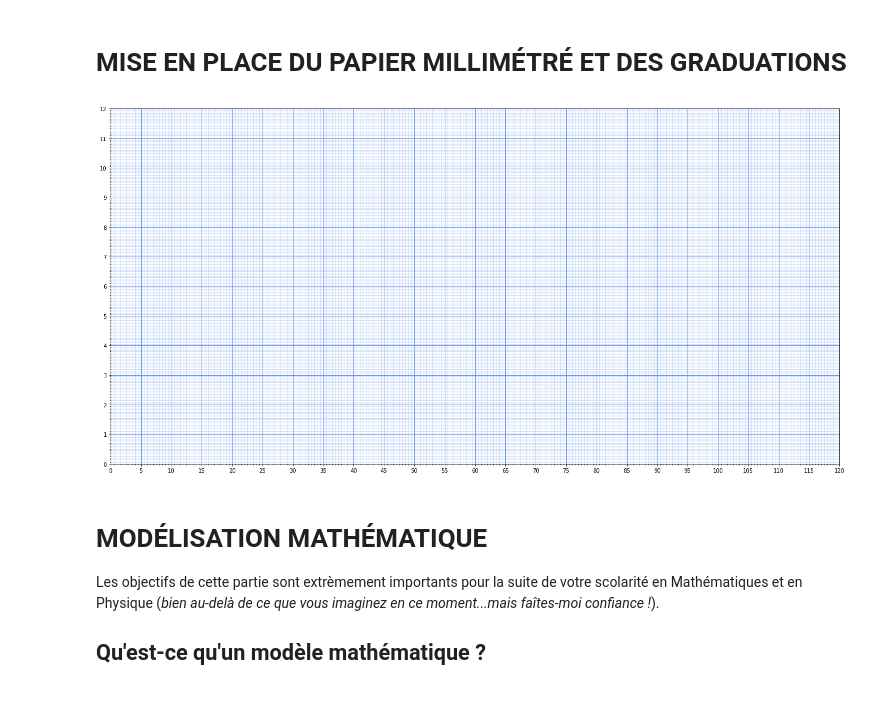
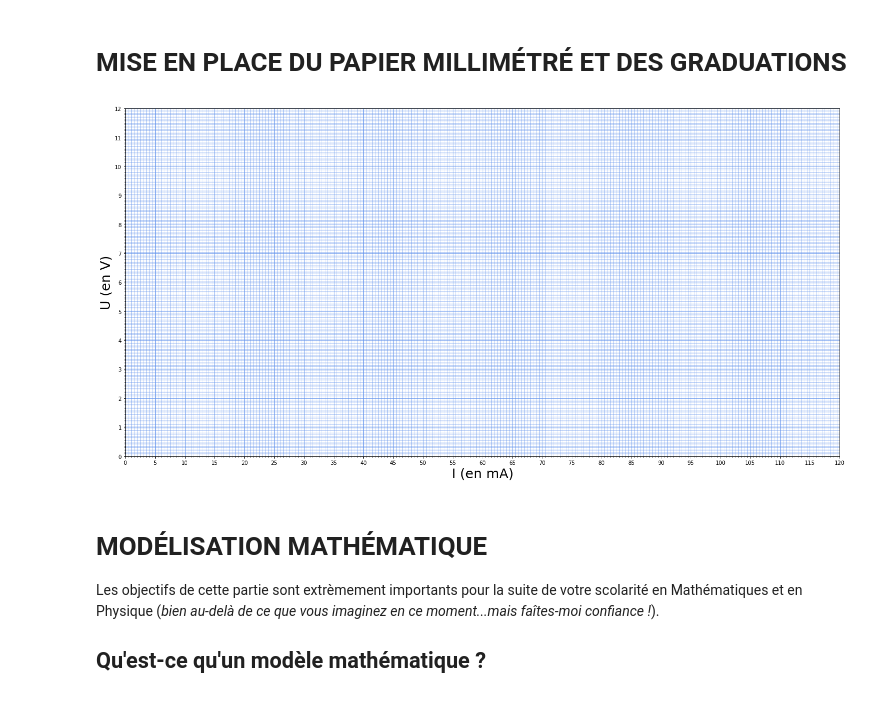
Before and after one commit to DavidLapierre/activite_eleve, a Jupyter notebook: activite_eleve_version_finale.ipynb, the cells around one changed output. Drawn from its saved outputs; the diff is of its cells as text; code cells hidden in the pictures.

```diff
--- a/activite_eleve_version_finale.ipynb
+++ b/activite_eleve_version_finale.ipynb
@@ -10,23 +10,24 @@ import pandas as pd
 # %%
 %matplotlib inline
 
 fig = plt.figure(figsize=(24,12))
 ax = fig.add_subplot()
 
 major_ticks_top = np.linspace(0,12,13)
 minor_ticks_top = np.linspace(0,12,241)
 major_ticks_bottom = np.linspace(0,120,25)
 minor_ticks_bottom = np.linspace(0,120,241)
-
+ax.set_xlabel('I (en mA)', fontsize=25)
+ax.set_ylabel('U (en V)', fontsize=25)
 # LA GRILLE
 ax.set_xticks(major_ticks_bottom)
 ax.set_yticks(major_ticks_top)
 ax.set_xticks(minor_ticks_bottom, minor=True)
 ax.set_yticks(minor_ticks_top, minor=True)
-ax.grid(which='major', alpha=10.0, color='cornflowerblue', lw=1.1)
-ax.grid(which='minor', alpha=1.3, color='cornflowerblue', lw=0.8)
+ax.grid(which='major', alpha=0.7, color='cornflowerblue', lw=1.1)
+ax.grid(which='minor', alpha=0.5, color='cornflowerblue', lw=0.8)
 # %% [output]
-[figure, old version]
+[figure, new version]
 # %% [markdown]
 # MODÉLISATION MATHÉMATIQUE
 Les objectifs de cette partie sont extrèmement importants pour la suite de votre scolarité en Mathématiques et en Physique (*bien au-delà de ce que vous imaginez en ce moment...mais faîtes-moi confiance !*).
```
Also changed, not shown: parts of 2 cells of this notebook.
